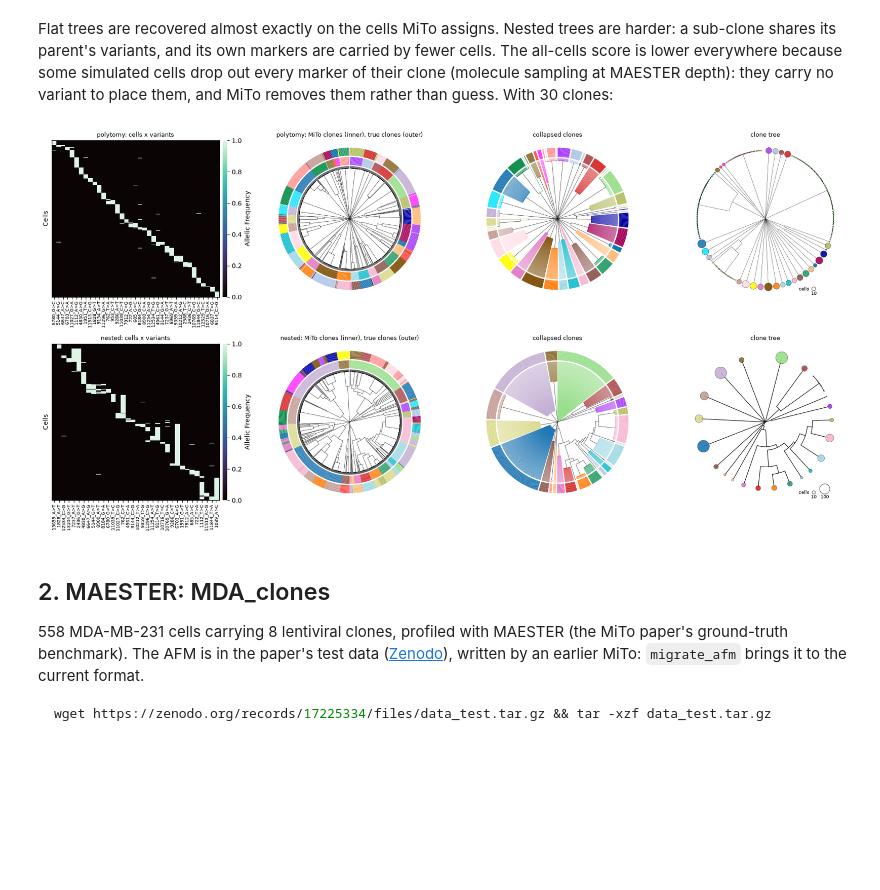
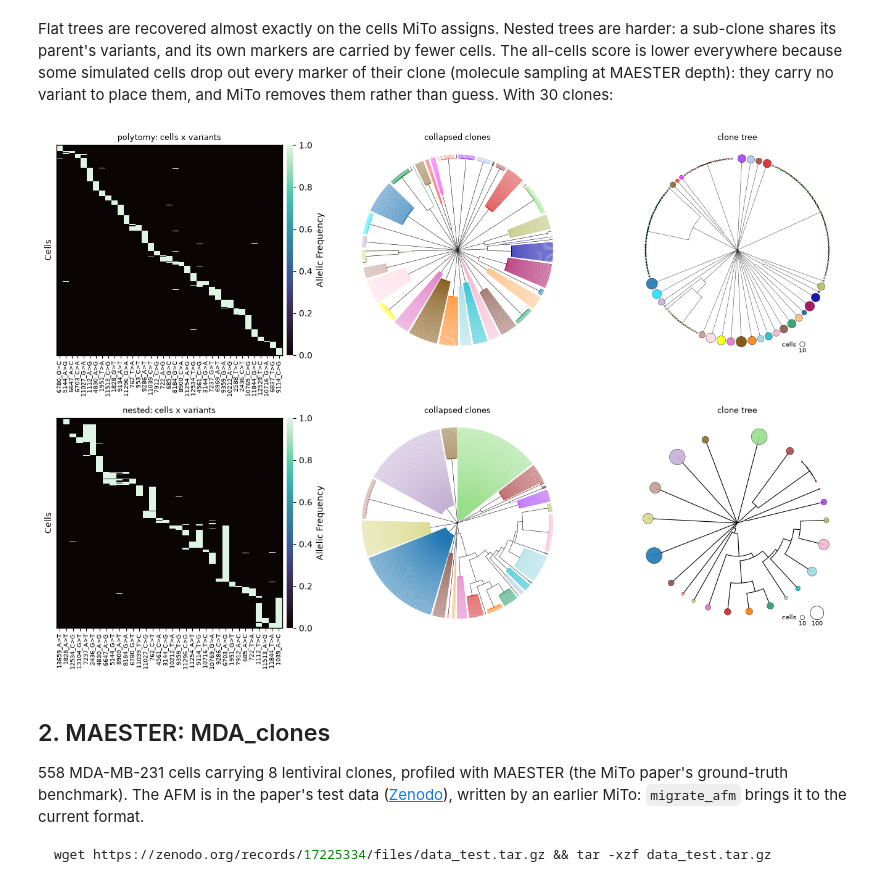
Before and after one commit to andrecossa5/MiTo, a Jupyter notebook: docs/source/benchmark.ipynb, the cells around one changed output. Drawn from its saved outputs; the diff is of its cells as text; code cells hidden in the pictures; blank space fills up the shorter version.

Commit message:
Docs: tutorials plot the heatmap, the collapsed clones and the clone tree
Co-Authored-By: Claude Sonnet 5.5 <noreply@anthropic.com>

```diff
--- a/docs/source/benchmark.ipynb
+++ b/docs/source/benchmark.ipynb
@@ -50,13 +50,11 @@ def scores(afm, truth):
             'ARI (all cells)': round(mt.ut.custom_ARI(truth, lab_all), 3)}
 
 
-def show_trees(tree, annot, axs, titles, lw=.4):
-    """Tree with the truth, collapsed clones (fans, with gaps), and the clone tree (circle = cells)."""
-    mt.pl.plot_tree(tree, annot=['MiTo_clone', annot], ax=axs[0], branches=dict(linewidth=lw))
-    mt.pl.plot_tree(tree, annot=['MiTo_clone'], ax=axs[1], collapse_clones='MiTo_clone', clone_style='full',
-                    gap_by='MiTo_clone', colorstrips=dict(labels=False),
+def show_trees(tree, axs, titles, lw=.4):
+    """Collapsed clones (fans, with gaps) and the clone tree (circle = cells)."""
+    mt.pl.plot_tree(tree, ax=axs[0], collapse_clones='MiTo_clone', clone_style='full', gap_by='MiTo_clone',
                     branches=dict(annot='MiTo_clone', linewidth=lw))
-    mt.pl.plot_clone_tree(tree, ax=axs[2])
+    mt.pl.plot_clone_tree(tree, ax=axs[1])
     for ax, title in zip(axs, titles):
         ax.set_title(title, fontsize=9)
         ax.set_aspect('equal')
@@ -104,16 +102,15 @@ cells. The all-cells score is lower everywhere because some simulated cells drop
 marker of their clone (molecule sampling at MAESTER depth): they carry no variant to place
 them, and MiTo removes them rather than guess. With 30 clones:
 # %%
-fig, axs = plt.subplots(2, 4, figsize=(18, 9))
+fig, axs = plt.subplots(2, 3, figsize=(13.5, 9))
 for i, topology in enumerate(('polytomy', 'nested')):
     afm, tree = examples[topology]
     mt.pl.heatmap_variants(afm, tree=tree, layer='bin', vmax=1, ax=axs[i, 0])
     axs[i, 0].set_title(f'{topology}: cells x variants', fontsize=9)
-    show_trees(tree, 'clone', axs[i, 1:], [f'{topology}: MiTo clones (inner), true clones (outer)',
-                                           'collapsed clones', 'clone tree'])
+    show_trees(tree, axs[i, 1:], ['collapsed clones', 'clone tree'])
 fig.tight_layout()
 # %% [output]
-[figure, old version]
+[figure, new version]
 # %% [markdown]
 ## 2. MAESTER: MDA_clones
 
```
Also changed, not shown: parts of 4 cells of this notebook, 1 other file.
